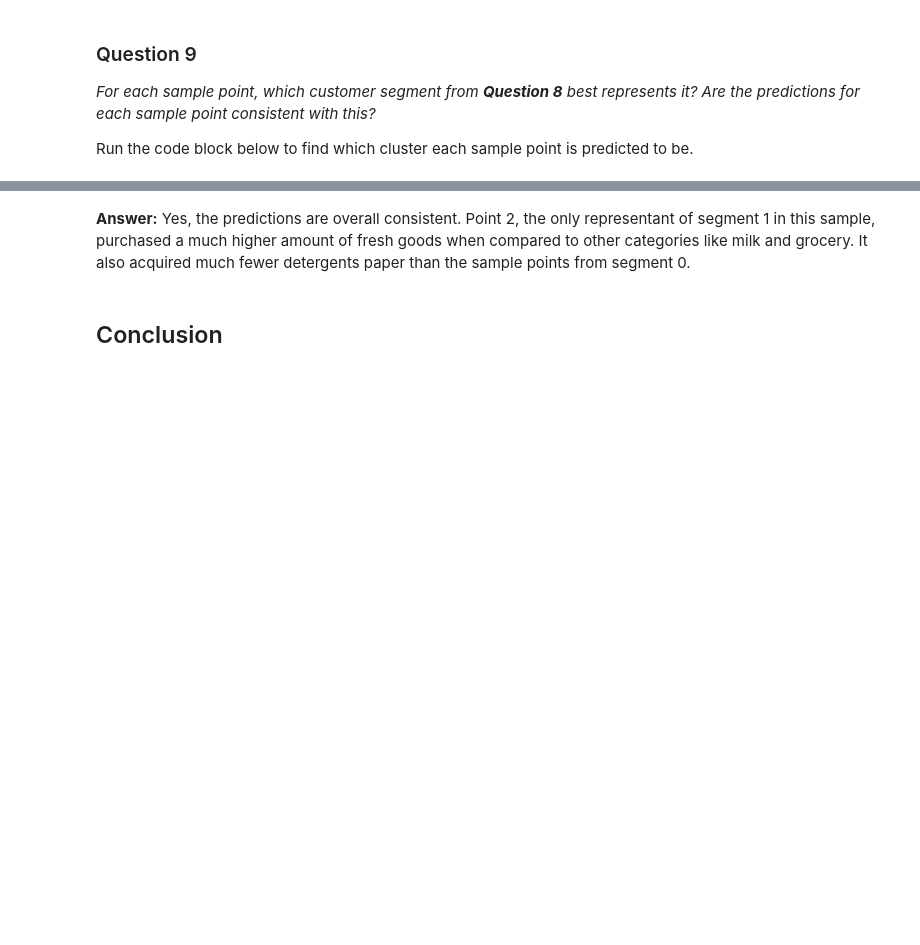
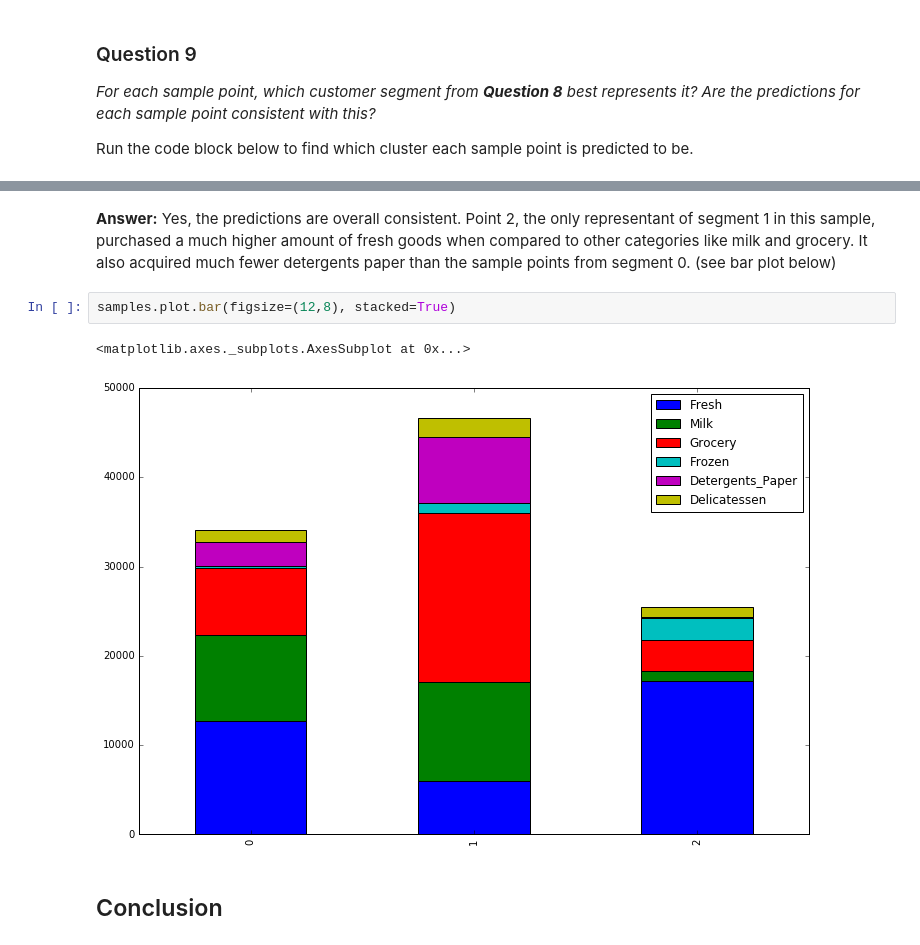
Before and after one commit to airjulio/NanoMachineLearning, a Jupyter notebook: 03_customer_segments/customer_segments.ipynb, the cells around one changed output, grey strips where cells are left out. Drawn from its saved outputs; the diff is of its cells as text; blank space fills up the shorter version.

```diff
--- a/03_customer_segments/customer_segments.ipynb
+++ b/03_customer_segments/customer_segments.ipynb
@@ -473,5 +478,10 @@ Sample point 2 predicted to be in Cluster 1
 # %% [markdown]
-**Answer:** Yes, the predictions are overall consistent. Point 2, the only representant of segment 1 in this sample, purchased a much higher amount of fresh goods when compared to other categories like milk and grocery. It also acquired much fewer detergents paper than the sample points from segment 0.
+**Answer:** Yes, the predictions are overall consistent. Point 2, the only representant of segment 1 in this sample, purchased a much higher amount of fresh goods when compared to other categories like milk and grocery. It also acquired much fewer detergents paper than the sample points from segment 0. (see bar plot below)
+# %%
+samples.plot.bar(figsize=(12,8), stacked=True)
+# %% [output]
+<matplotlib.axes._subplots.AxesSubplot at 0x...>
+[figure, added]
 # %% [markdown]
 ## Conclusion
 # %% [markdown]
```
Also changed, not shown: parts of 11 cells of this notebook.
